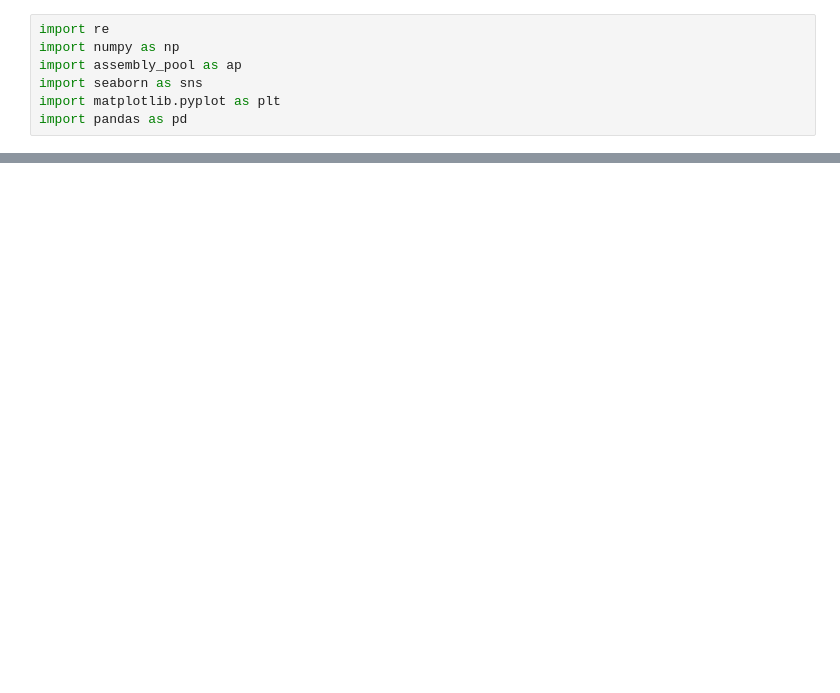
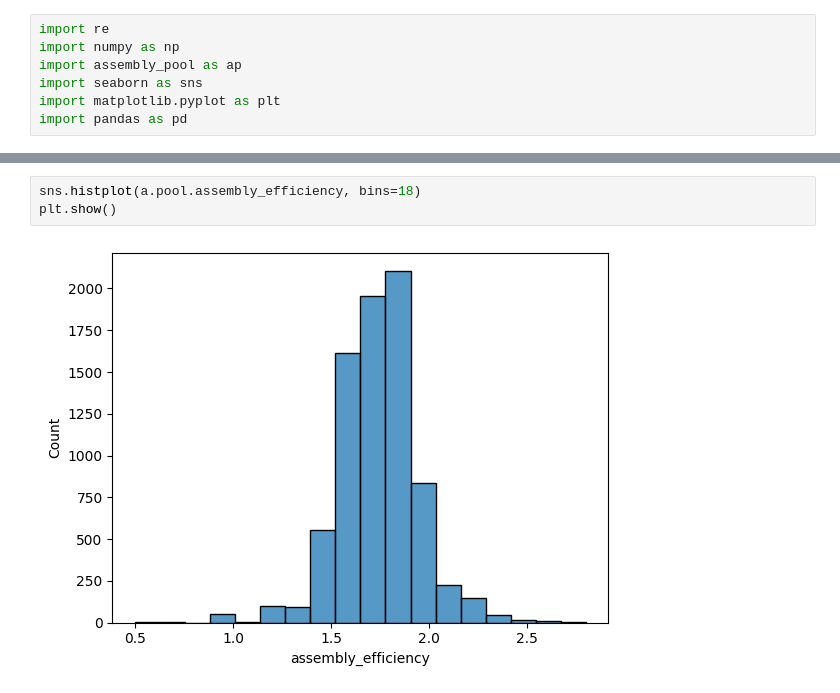
Before and after one commit to jiug/tfm, a Jupyter notebook: code/notebook.ipynb, the cells around one changed output, grey strips where cells are left out. Drawn from its saved outputs; the diff is of its cells as text; blank space fills up the shorter version.

```diff
--- a/code/notebook.ipynb
+++ b/code/notebook.ipynb
@@ -34,0 +53,5 @@ a.pool.tail(20)
+# %%
+sns.histplot(a.pool.assembly_efficiency, bins=18)
+plt.show()
+# %% [output]
+[figure, added]
```
Also changed, not shown: parts of 6 cells of this notebook, 2 other files.
